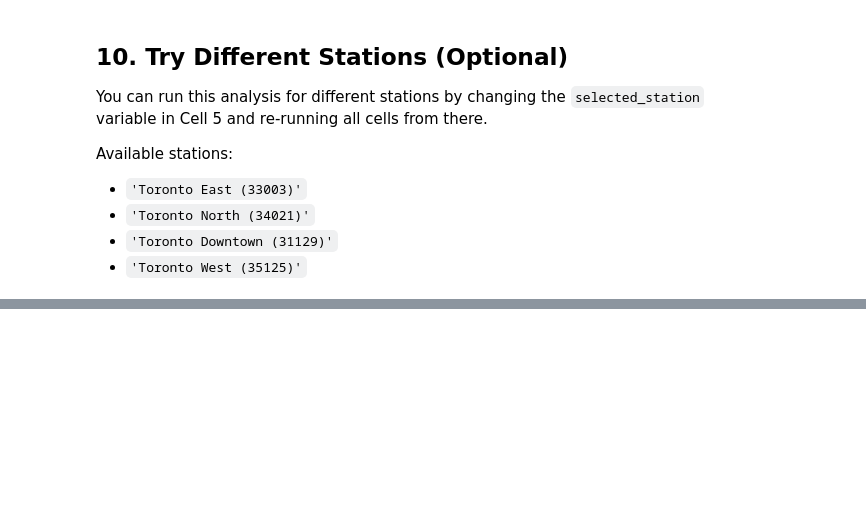
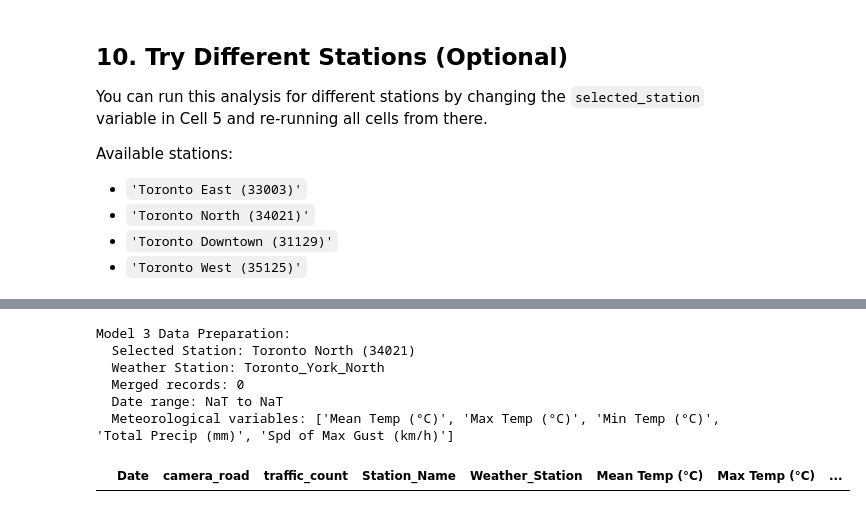
Before and after one commit to LoveraLokeswara/Traffic-and-Air-Quality-Analysis, a Jupyter notebook: arma_model_comparison.ipynb, the cells around one changed output, grey strips where cells are left out. Cells and saved outputs as stored; diff of their text form; code cells hidden in the pictures; blank space fills up the shorter version.

Commit message:
added 5 models - there's bug

```diff
--- a/arma_model_comparison.ipynb
+++ b/arma_model_comparison.ipynb
@@ -50,7 +47,7 @@ import re
 
 # Read air quality data
 all_data = []
-for file_path in glob.glob("Air Quality Dataset/aq_data/*.csv"):
+for file_path in glob.glob("air_quality_dataset/aq_data/*.csv"):
     with open(file_path, 'r') as f:
         meta_lines = [next(f) for _ in range(10)]
         station_name = meta_lines[1].split(',')[1].strip()
@@ -84,7 +81,7 @@ Stations: ['Toronto West (35125)' 'Toronto East (33003)' 'Toronto North (34021)'
  'Toronto Downtown (31129)']
 # %%
 # Load traffic data
-traffic_path = "Traffic Dataset - Statistics Canada/filtered_roads_with_sums.csv"
+traffic_path = "traffic_dataset/tf-ft-eng.csv"
 traffic_df = pd.read_csv(traffic_path)
 
 # Transform traffic data to long format
@@ -936,0 +986,14 @@ Available stations:
+# %%
+# Map weather stations to air quality monitoring stations
+# Based on geographic proximity
+
+weather_station_mapping = {
+    'Toronto East (33003)': 'Toronto_City_Ontario_East',
+    'Toronto North (34021)': 'Toronto_York_North',
+    'Toronto Downtown (31129)': 'Toronto_City_Centre_Downtown',
+    'Toronto West (35125)': 'Toronto_Pearson_Intl_West'
+}
+
+print("Weather Station Mapping:")
+for aq_station, weather_station in weather_station_mapping.items():
+    print(f"  {aq_station} → {weather_station}")
@@ -936,0 +1012,42 @@ Available stations:
+# %%
+# Prepare data for Model 3: Traffic + Meteorological
+# Select the same station as before for consistency
+selected_station_model3 = 'Toronto North (34021)'
+weather_station_model3 = weather_station_mapping[selected_station_model3]
+
+# Get traffic data for selected station
+traffic_station = traffic_long_df[traffic_long_df['Station_Name'] == selected_station_model3].copy()
+
+# Get weather data for corresponding weather station
+weather_station = weather_df_clean[weather_df_clean['Weather_Station'] == weather_station_model3].copy()
+
+# Merge traffic and weather data
+traffic_weather_df = traffic_station.merge(
+    weather_station,
+    on='Date',
+    how='inner'
+)
+
+# Sort by date
+traffic_weather_df = traffic_weather_df.sort_values('Date')
+
+# Remove any rows with missing values
+traffic_weather_df = traffic_weather_df.dropna()
+
+print(f"Model 3 Data Preparation:")
+print(f"  Selected Station: {selected_station_model3}")
+print(f"  Weather Station: {weather_station_model3}")
+print(f"  Merged records: {len(traffic_weather_df)}")
+print(f"  Date range: {traffic_weather_df['Date'].min()} to {traffic_weather_df['Date'].max()}")
+print(f"  Meteorological variables: {available_met_vars}")
+
+# Display sample
+traffic_weather_df.head()
+# %% [output]
+Model 3 Data Preparation:
+  Selected Station: Toronto North (34021)
+  Weather Station: Toronto_York_North
+  Merged records: 0
+  Date range: NaT to NaT
+  Meteorological variables: ['Mean Temp (°C)', 'Max Temp (°C)', 'Min Temp (°C)', 'Total Precip (mm)', 'Spd of Max Gust (km/h)']
+|  | Date | camera_road | traffic_count | Station_Name | Weather_Station | Mean Temp (°C) | Max Temp (°C) | ... |
```
Also changed, not shown: parts of 24 cells of this notebook, 16 other files.
